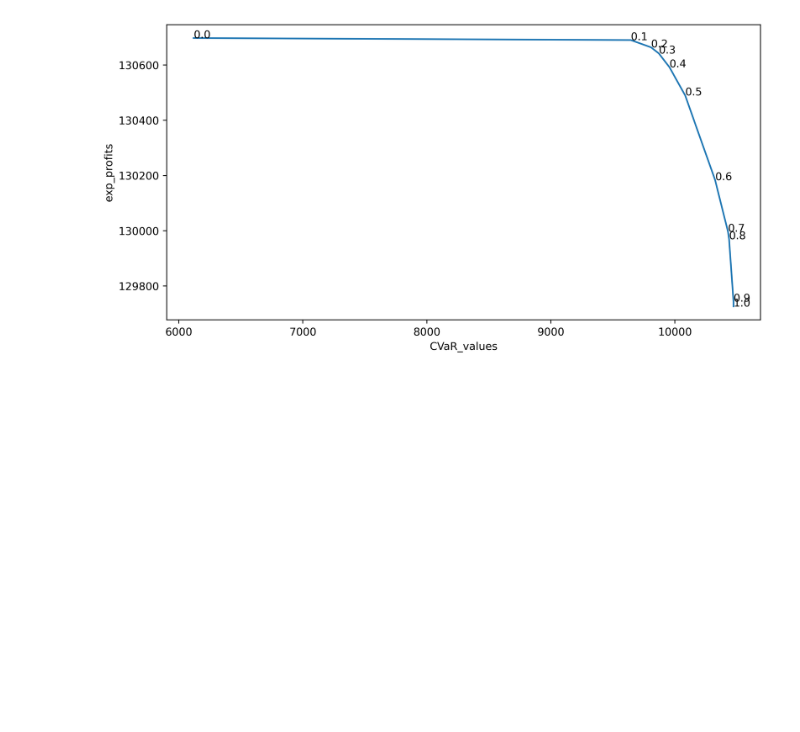
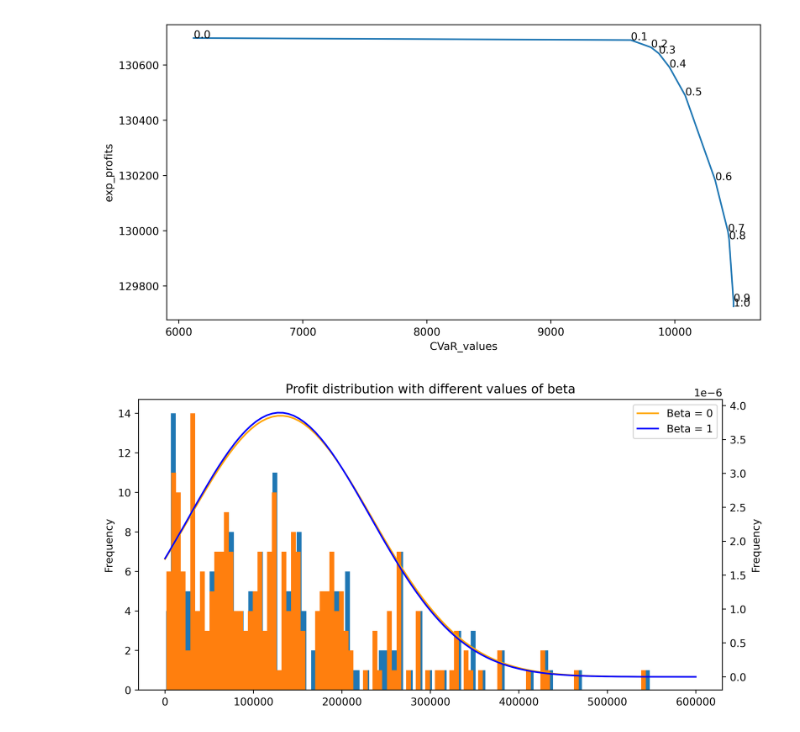
Before and after one commit to Max-f123/Renewables_in_Electricity_Markets, a Jupyter notebook: Assignment2/Task1/1_3_plots_two_price.ipynb, the cells around one changed output. Drawn from its saved outputs; the diff is of its cells as text; code cells hidden in the pictures; blank space fills up the shorter version.

```diff
--- a/Assignment2/Task1/1_3_plots_two_price.ipynb
+++ b/Assignment2/Task1/1_3_plots_two_price.ipynb
@@ -37,3 +37,43 @@ for i, txt in enumerate(one_price_results['betas']):
 plt.show()
 # %% [output]
 [figure]
+# %%
+# load 1_3_results/two_price_profits
+two_price_profits = pd.read_csv('1_3_results/two_price_profits.csv')
+
+# drop the first column of the dataframe
+two_price_profits = two_price_profits.drop(two_price_profits.columns[0], axis=1)
+
+# switch the columns and rows
+two_price_profits = two_price_profits.T
+
+# get the mean and std of the profits
+mean_beta_0 = two_price_profits[0][:].mean()
+std_beta_0 = two_price_profits[0][:].std()
+mean_beta_1 = two_price_profits[10][:].mean()
+std_beta_1 = two_price_profits[10][:].std()
+# plot the profits distribution for beta with histograms
+
+fig, ax1 = plt.subplots()
+two_price_profits[0].plot(kind='hist', bins=100, ax=ax1)
+two_price_profits[10].plot(kind='hist', bins=100, ax=ax1)
+ax2 = ax1.twinx()
+x = np.linspace(0, 600000, 100)
+y_0 = (1/(std_beta_0*np.sqrt(2*np.pi))) * np.exp(-0.5*((x-mean_beta_0)/std_beta_0)**2)
+y_1 = (1/(std_beta_1*np.sqrt(2*np.pi))) * np.exp(-0.5*((x-mean_beta_1)/std_beta_1)**2)
+ax2.plot(x, y_0, 'orange')
+ax2.plot(x, y_1, 'b')
+
+# Add label for the bell curve plots
+ax2.plot(x, y_0, 'orange', label='Beta = 0')
+ax2.plot(x, y_1, 'b', label='Beta = 1')
+
+# Add the legend to the plot
+ax2.legend(loc='upper right')
+
+plt.title('Profit distribution with different values of beta')
+plt.xlabel('Profit')
+plt.ylabel('Frequency')
+plt.show()
+# %% [output]
+[figure, added]
```
Also changed, not shown: 6 other files.
